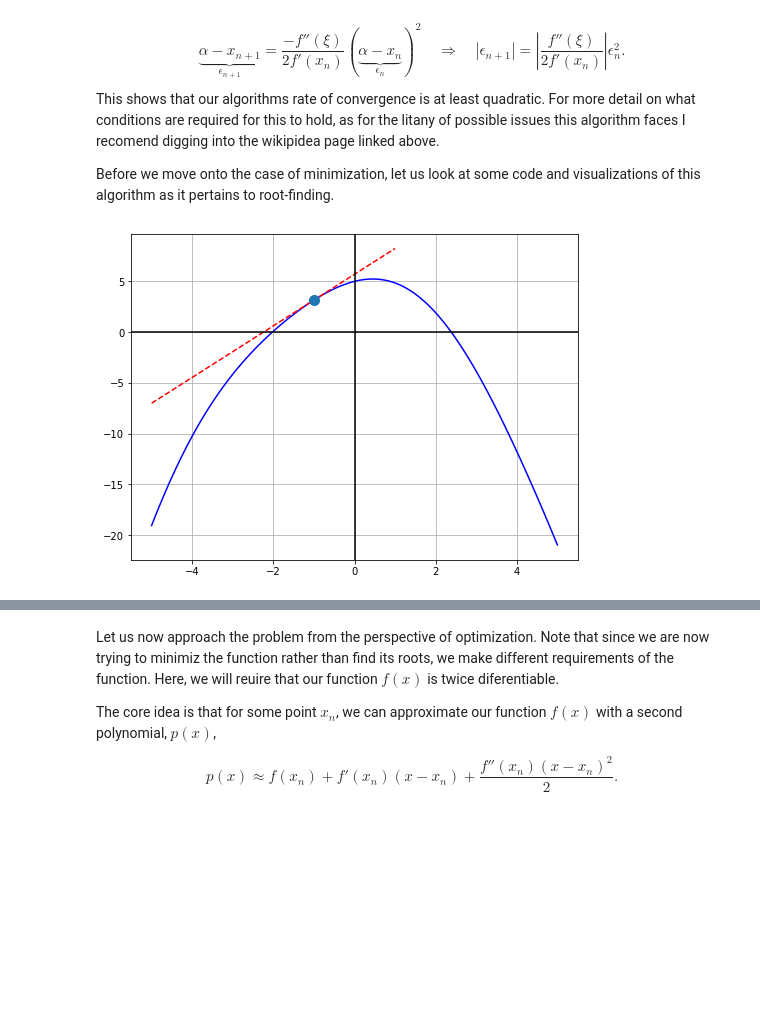
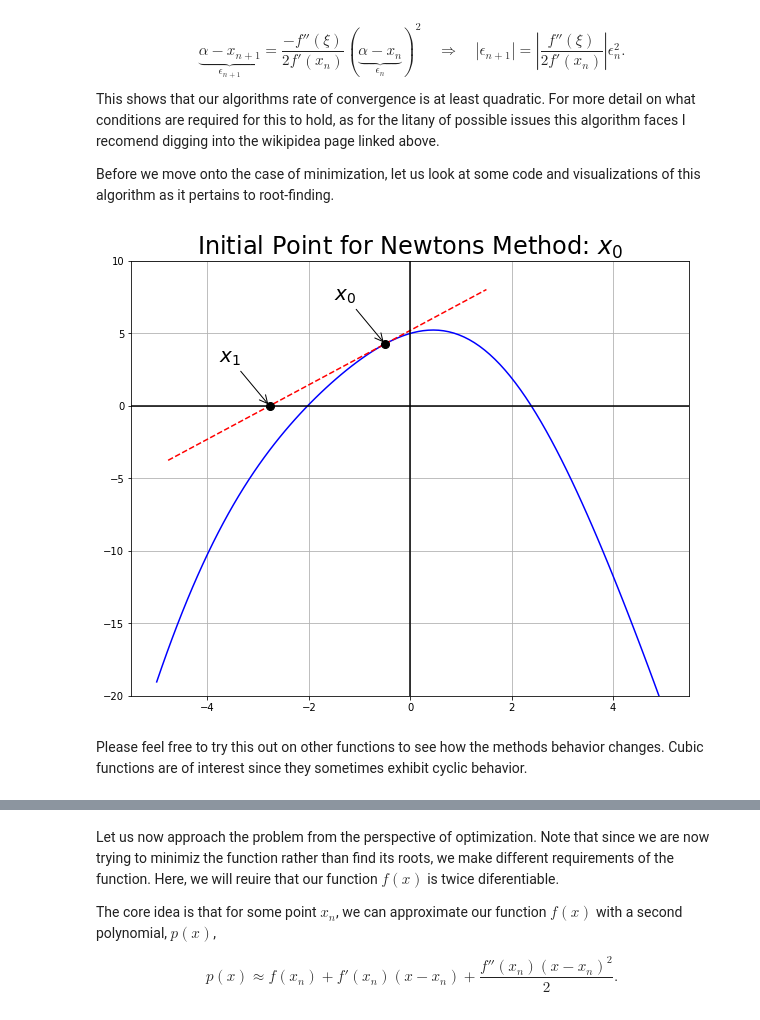
Before and after one commit to AlwaysSearching/Numerical-Methods-in-Economics, a Jupyter notebook: Optimization_NoteBook.ipynb, the cells around one changed output, grey strips where cells are left out. Drawn from its saved outputs; the diff is of its cells as text; code cells hidden in the pictures; blank space fills up the shorter version.

Commit message:
Added Plotly Visualization of Newtons Method

```diff
--- a/Optimization_NoteBook.ipynb
+++ b/Optimization_NoteBook.ipynb
@@ -180,34 +180,49 @@ Before we move onto the case of minimization, let us look at some code and visua
 # %%
 # To find the derivatives, we will use the package AutoGrad, a package that can
 # automatically differentiate native Python and Numpy code. It is an immensly useful package.
 import autograd.numpy as np
 import autograd as ag
 
 def f(x):
     return 5 + np.sin(x) - x**2
 
 # This will give the derivative of our function at a point x. Note that
 # We have to pass float values to the function f_prime.
 f_prime = ag.grad(f)
 
 def tangent_line(x_i, x):
     return f_prime(x_i) * (x - x_i) + f(x_i)
 
-x_0 = -1.0
+x_0 = -0.5
+x_1 = x_0 - f(x_0)/f_prime(x_0)
+
 x = np.linspace(-5, 5, 100)
 y = f(x)
 
-x_tangent = np.linspace(x_0 - 4, x_0 + 2, 10)
+x_tangent = np.linspace(x_0 - f(x_0)/f_prime(x_0) - 2, x_0 + 2, 20)
 y_tangent = tangent_line(x_0, x_tangent)
 
-plt.figure(figsize = (8, 6))
+
+plt.figure(figsize = (10, 8))
+plt.ylim([-20, 10])
 plt.plot(x, y, color = "blue")
 plt.plot(x_tangent, y_tangent, 'r--')
-plt.plot(x_0, f(x_0), marker='o', ms = 10)
+
+plt.plot(x_0, f(x_0), c = "k", marker = 'o', ms = 8)
+plt.annotate(r"$x_0$", [x_0, f(x_0)], [x_0 - 1, f(x_0) + 3],
+            arrowprops = {"arrowstyle": "->"}, fontsize = 20)
+
+plt.plot(x_1, 0, c = "k", marker = 'o', ms = 8)
+plt.annotate(r"$x_1$", [x_1, 0], [x_1 - 1, 3],
+            arrowprops = {"arrowstyle": "->"}, fontsize = 20)
+
+plt.title(r"Initial Point for Newtons Method: $x_0$",
+           fontdict = {"fontsize": 24})
+
 
 plt.grid()
 plt.axhline(color='black')
 plt.axvline(color='black')
 plt.show()
 # %% [output]
-[figure, old version]
+[figure, new version]
@@ -213,0 +331,2 @@ plt.show()
+# %% [markdown]
+Please feel free to try this out on other functions to see how the methods behavior changes. Cubic functions are of interest since they sometimes exhibit cyclic behavior.
```
Also changed, not shown: parts of 3 cells of this notebook.
